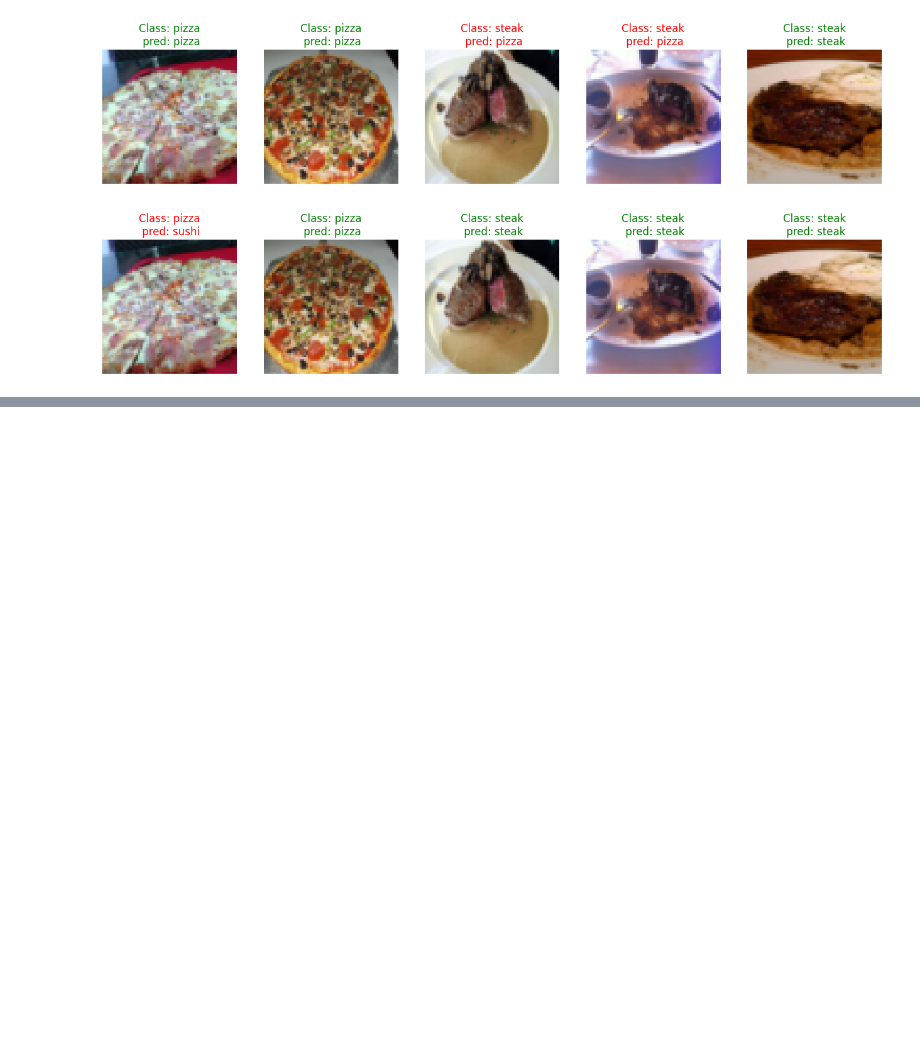
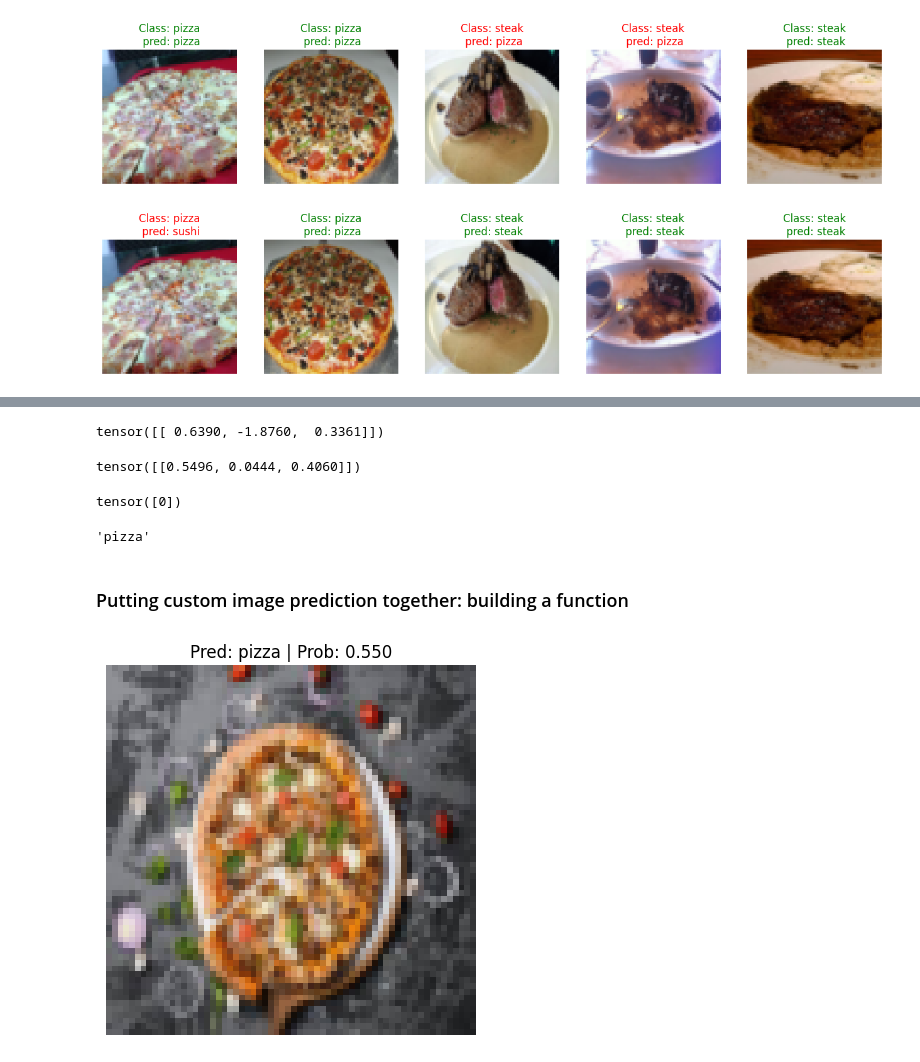
Before and after one commit to AvisarBhandari/Ml, a Jupyter notebook: Custom data/5_pytorch_custom_dataset.ipynb, the cells around one changed output, grey strips where cells are left out. Cells and saved outputs as stored; diff of their text form; code cells hidden in the pictures; blank space fills up the shorter version.

```diff
--- a/Custom data/5_pytorch_custom_dataset.ipynb
+++ b/Custom data/5_pytorch_custom_dataset.ipynb
@@ -1071,0 +1170,26 @@ display_random_pred(dataset=test_data_simple,model=model_0,seed=42), display_ran
+# %%
+# This should this work? (added a batch size...)
+model_1.eval()
+with torch.inference_mode():
+  custom_image_pred = model_1(custom_image_transformed.unsqueeze(0).to(device))
+custom_image_pred
+# %% [output]
+tensor([[ 0.6390, -1.8760,  0.3361]])
+# %%
+# Convert logits -> prediction probabilities
+custom_image_pred_probs = torch.softmax(custom_image_pred, dim=1)
+custom_image_pred_probs
+# %% [output]
+tensor([[0.5496, 0.0444, 0.4060]])
+# %%
+# Convert prediction probabilities -> prediction labels
+custom_image_pred_label = torch.argmax(custom_image_pred_probs, dim=1).cpu()
+custom_image_pred_label
+# %% [output]
+tensor([0])
+# %%
+class_name[custom_image_pred_label]
+# %% [output]
+'pizza'
+# %% [markdown]
+ ### Putting custom image prediction together: building a function
@@ -1071,0 +1239,9 @@ display_random_pred(dataset=test_data_simple,model=model_0,seed=42), display_ran
+# %%
+# Pred on our custom image
+pred_and_plot_image(model=model_1,
+                    image_path=custom_image_path,
+                    class_names=class_name,
+                    transform=custom_image_transform,
+                    device=device)
+# %% [output]
+[figure, added]
```
Also changed, not shown: parts of 9 cells of this notebook.
